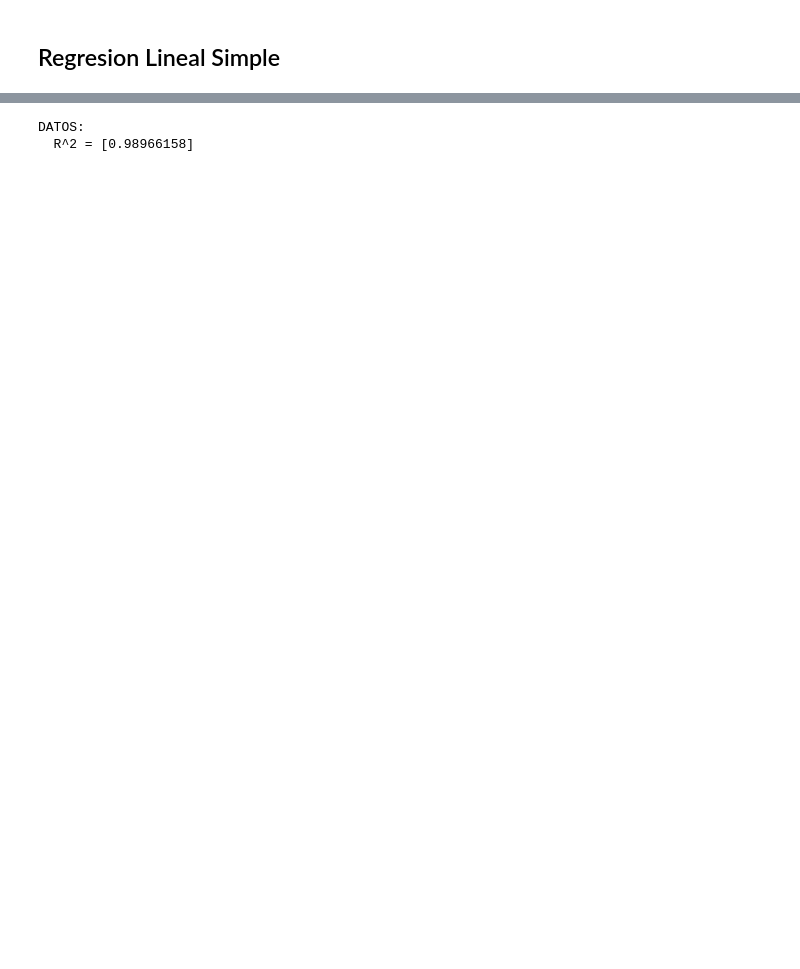
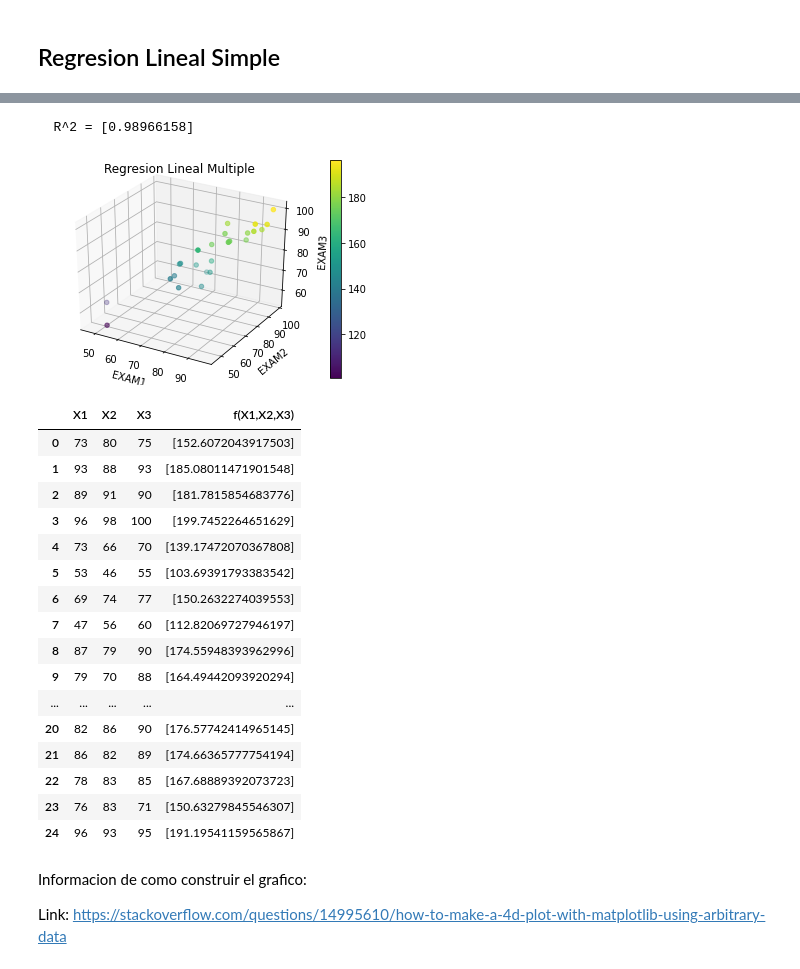
Before and after one commit to LucasRobles2323/Tarea1-MetodosNumericos, a Jupyter notebook: Tarea2_Pregunta1.ipynb, the cells around one changed output, grey strips where cells are left out. Cells and saved outputs as stored; diff of their text form; code cells hidden in the pictures; blank space fills up the shorter version.

```diff
--- a/Tarea2_Pregunta1.ipynb
+++ b/Tarea2_Pregunta1.ipynb
@@ -178,58 +180,116 @@ Regresion Lineal Multiple
 # %%
 import numpy as np
 
+#Biblioteca para graficar en 3D + Una barra de nivel
+from mpl_toolkits.mplot3d import Axes3D
+
+# Funcion de Regresion Lineal Multiple
 def multiple(a0, a1, a2, a3, x1, x2, x3):
   return (a0 + a1*x1 + a2*x2 + a3*x3)
 
-x1 = exam1
-x2 = exam2
-x3 = exam3
-y = final
+x1 = exam1 # Independiente
+x2 = exam2 # Independiente
+x3 = exam3 # Independiente
+y = final # Dependiente
 
-n = len(x1)
+n = len(x1) # Cantidad de datos
+
+# La sumatoria de X1, X2, X3 e Y
 sumX1 = sum(x1)
 sumX2 = sum(x2)
 sumX3 = sum(x3)
+sumY = sum(y)
 
+# La sumatoria de X1, X2, y X3 al cuadrado
 sumX1_2 = multiplicar(x1,x1)
 sumX2_2 = multiplicar(x2,x2)
 sumX3_2 = multiplicar(x3,x3)
 
+# La sumatoria de (X1 * X2), (X1 * X3) y (X2 * X3)
 sumX1_X2 = multiplicar(x1,x2)
 sumX1_X3 = multiplicar(x1,x3)
 sumX2_X3 = multiplicar(x2,x3)
 
-sumY = sum(y)
+# La sumatoria de (Y * X1), (Y * X2) y (Y * X3)
 sumY_X1 = multiplicar(y,x1)
 sumY_X2 = multiplicar(y,x2)
 sumY_X3 = multiplicar(y,x3)
 
+# La matriz planteada
 matriz = np.array([ [n, sumX1, sumX2, sumX3],[sumX1, sumX1_2, sumX1_X2, sumX1_X3],
                    [sumX2, sumX1_X2, sumX2_2, sumX2_X3],[sumX3, sumX1_X3, sumX2_X3,sumX3_2] ])
 
+# Matriz solucion
 solucion = np.array([[sumY],[sumY_X1],[sumY_X2],[sumY_X3]])
 
+# Calculo de los Coeficientes A0, A1, A2 Y A3
 a = np.linalg.inv(matriz).dot(solucion)
 A0 = a[0]; A1 = a[1]; A2 = a[2]; A3 = a[3]
 
+# Sumatorias de ST y SR en valor inicial 0
 ST_M = 0; SR_M = 0
 
+# Calculo del ST
 for i in range(0, 25):
   diff_y = pow(y[i] - (sumY / n), 2)
   ST_M = ST_M + diff_y
 
+# Lista de los 'Y' obtenidos de la funcion de Regresion Lineal Multiple
 y_MULTIPLE = []
 
+# Calculo del SR y obtengo los Ys de la funcion de regresion
 for i in range(0, 25):
   fun_regresion = multiple(A0, A1, A2, A3, x1[i], x2[i], x3[i])
   diff_y = pow(y[i] - fun_regresion ,2)
   SR_M = SR_M + diff_y
   y_MULTIPLE.append(fun_regresion)
 
+# Calculo de R^2 (Medida de desempeño)
+R2 = (ST_M - SR_M)/ST_M
 
-R2 = (ST_M - SR_M)/ST_M
-print("DATOS:")
-print("  R^2 = " + str(R2))
+#print("DATOS:")
+#print(A0)
+#print(A1)
+#print(A2)
+#print(A3)
+
+print("  R^2 = " + str(R2) + "\n")
+
+# Grafico de 3 Dimensiones(x1, x2, x3) + Barra Niveles de Y(Regresion Lineal Multiple)
+graph = plt.figure()
+ax = graph.add_subplot(111, projection='3d')
+plt.title("Regresion Lineal Multiple")
+ax.set_xlabel('EXAM1')
+ax.set_ylabel('EXAM2')
+ax.set_zlabel('EXAM3')
+img = ax.scatter(x1, x2, x3, c=y, cmap='viridis')
+graph.colorbar(img)
+plt.show()
+
+#Tabla de respaldo de los ejes e y de regresion
+tabla = pd.DataFrame({'X1': x1, 'X2': x2, 'X3' : x3, 'f(X1,X2,X3)' : y_MULTIPLE})
+tabla
 # %% [output]
-DATOS:
   R^2 = [0.98966158]
+[figure, added]
+|  | X1 | X2 | X3 | f(X1,X2,X3) |
+| 0 | 73 | 80 | 75 | [152.6072043917503] |
+| 1 | 93 | 88 | 93 | [185.08011471901548] |
+| 2 | 89 | 91 | 90 | [181.7815854683776] |
+| 3 | 96 | 98 | 100 | [199.7452264651629] |
+| 4 | 73 | 66 | 70 | [139.17472070367808] |
+| 5 | 53 | 46 | 55 | [103.69391793383542] |
+| 6 | 69 | 74 | 77 | [150.2632274039553] |
+| 7 | 47 | 56 | 60 | [112.82069727946197] |
+| 8 | 87 | 79 | 90 | [174.55948393962996] |
+| 9 | 79 | 70 | 88 | [164.49442093920294] |
+| ... | ... | ... | ... | ... |
+| 20 | 82 | 86 | 90 | [176.57742414965145] |
+| 21 | 86 | 82 | 89 | [174.66365777754194] |
+| 22 | 78 | 83 | 85 | [167.68889392073723] |
+| 23 | 76 | 83 | 71 | [150.63279845546307] |
+| 24 | 96 | 93 | 95 | [191.19541159565867] |
+# %% [markdown]
+Informacion de como construir el grafico:
+
+Link: https://stackoverflow.com/questions/14995610/how-to-make-a-4d-plot-with-matplotlib-using-arbitrary-data
```
Also changed, not shown: parts of 6 cells of this notebook.
